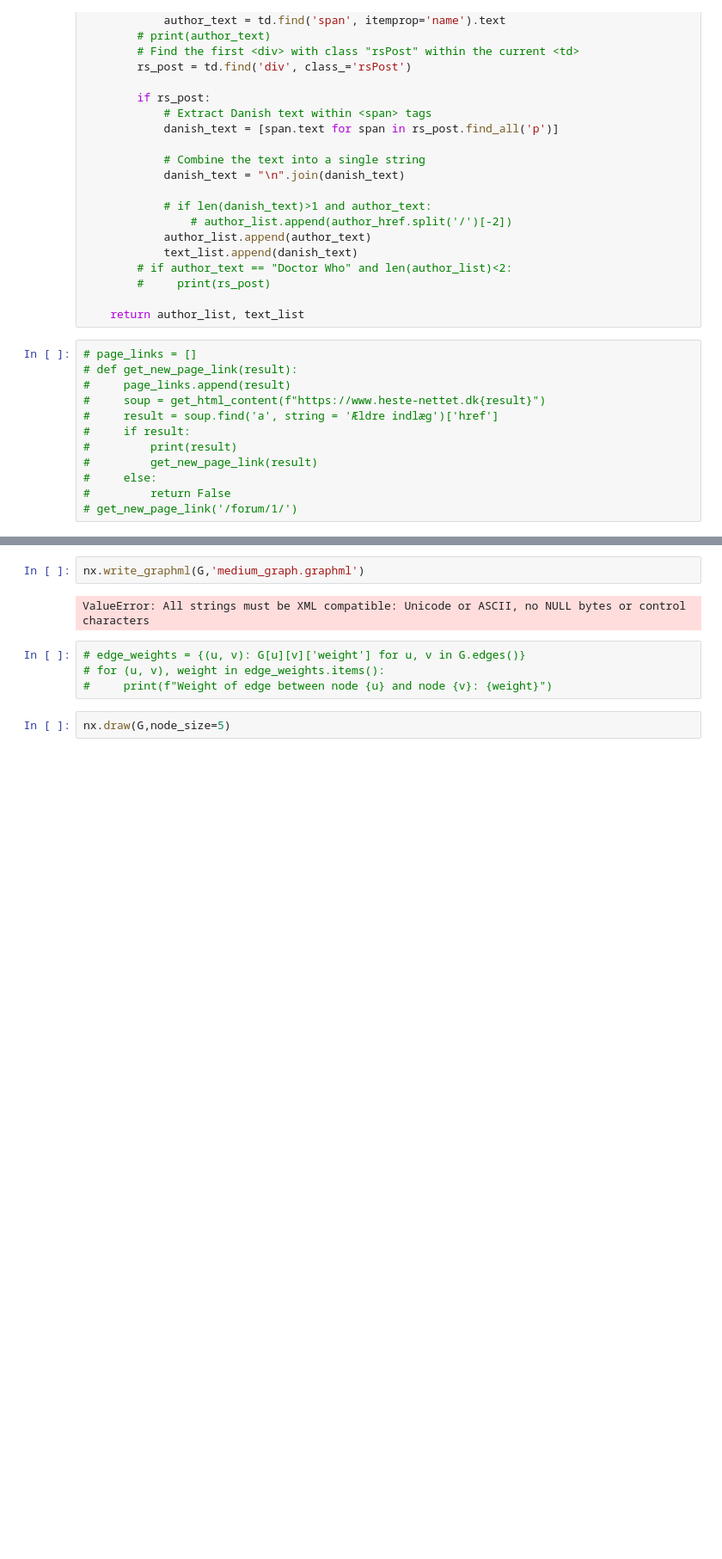
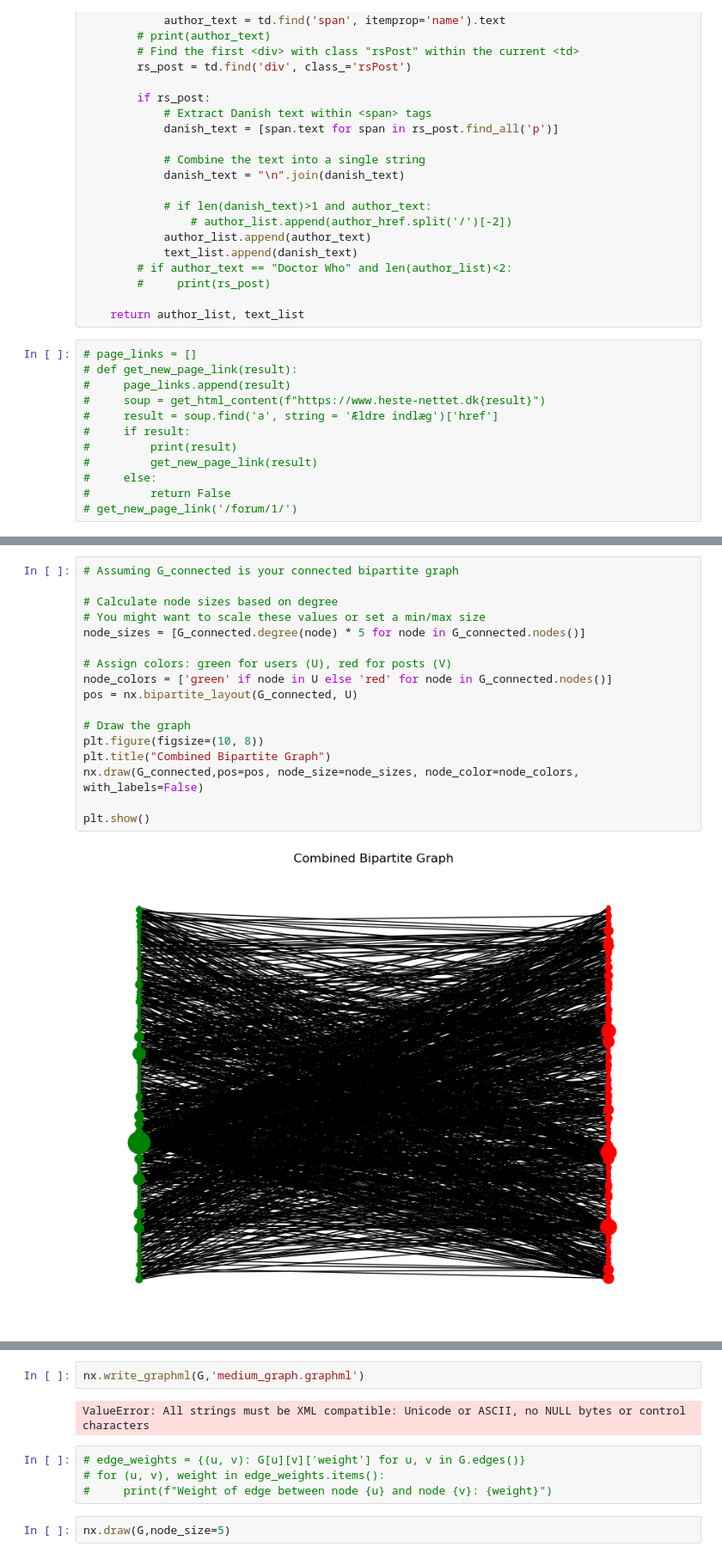
Before and after one commit to eskehaack/SGI_exam_project, a Jupyter notebook: scraper/sandbox.ipynb, the cells around one changed output, grey strips where cells are left out. Shown at 86% size. Cells and saved outputs as stored; diff of their text form; blank space fills up the shorter version.

```diff
--- a/scraper/sandbox.ipynb
+++ b/scraper/sandbox.ipynb
@@ -151,0 +286,19 @@ for href in tqdm(href_list):
+# %%
+# Assuming G_connected is your connected bipartite graph
+
+# Calculate node sizes based on degree
+# You might want to scale these values or set a min/max size
+node_sizes = [G_connected.degree(node) * 5 for node in G_connected.nodes()]
+
+# Assign colors: green for users (U), red for posts (V)
+node_colors = ['green' if node in U else 'red' for node in G_connected.nodes()]
+pos = nx.bipartite_layout(G_connected, U)
+
+# Draw the graph
+plt.figure(figsize=(10, 8))
+plt.title("Combined Bipartite Graph")
+nx.draw(G_connected,pos=pos, node_size=node_sizes, node_color=node_colors, with_labels=False)
+
+plt.show()
+# %% [output]
+[figure, added]
```
Also changed, not shown: parts of 21 cells of this notebook, 1 other file.
